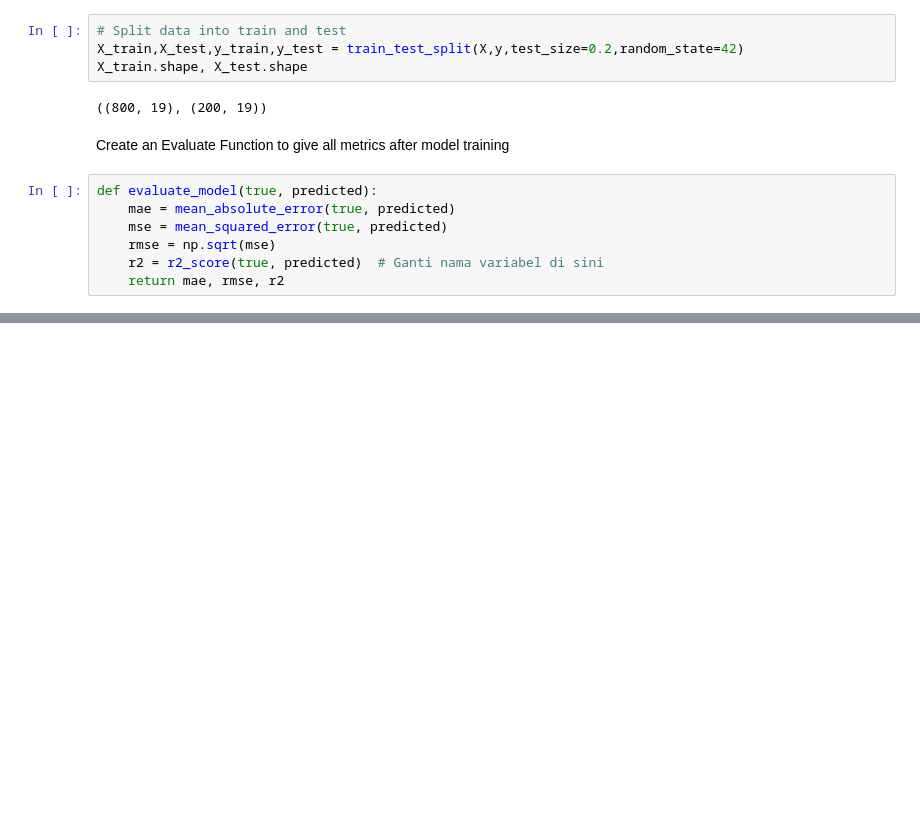
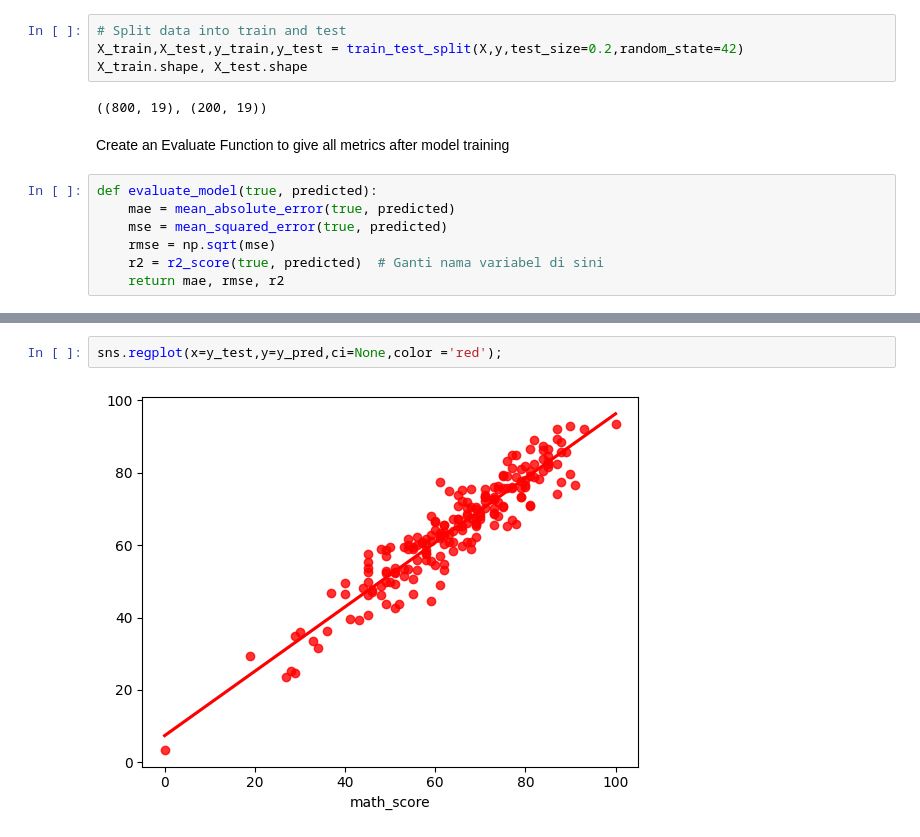
Before and after one commit to lleonrdoo/ML-Deploy-StudentPerformance, a Jupyter notebook: notebook/2. MODEL TRAINING.ipynb, the cells around one changed output, grey strips where cells are left out. Cells and saved outputs as stored; diff of their text form; blank space fills up the shorter version.

```diff
--- a/notebook/2. MODEL TRAINING.ipynb
+++ b/notebook/2. MODEL TRAINING.ipynb
@@ -187,0 +223,4 @@ Model performance for Testing set
+# %%
+sns.regplot(x=y_test,y=y_pred,ci=None,color ='red');
+# %% [output]
+[figure, added]
```
Also changed, not shown: parts of 10 cells of this notebook, 8 other files.
